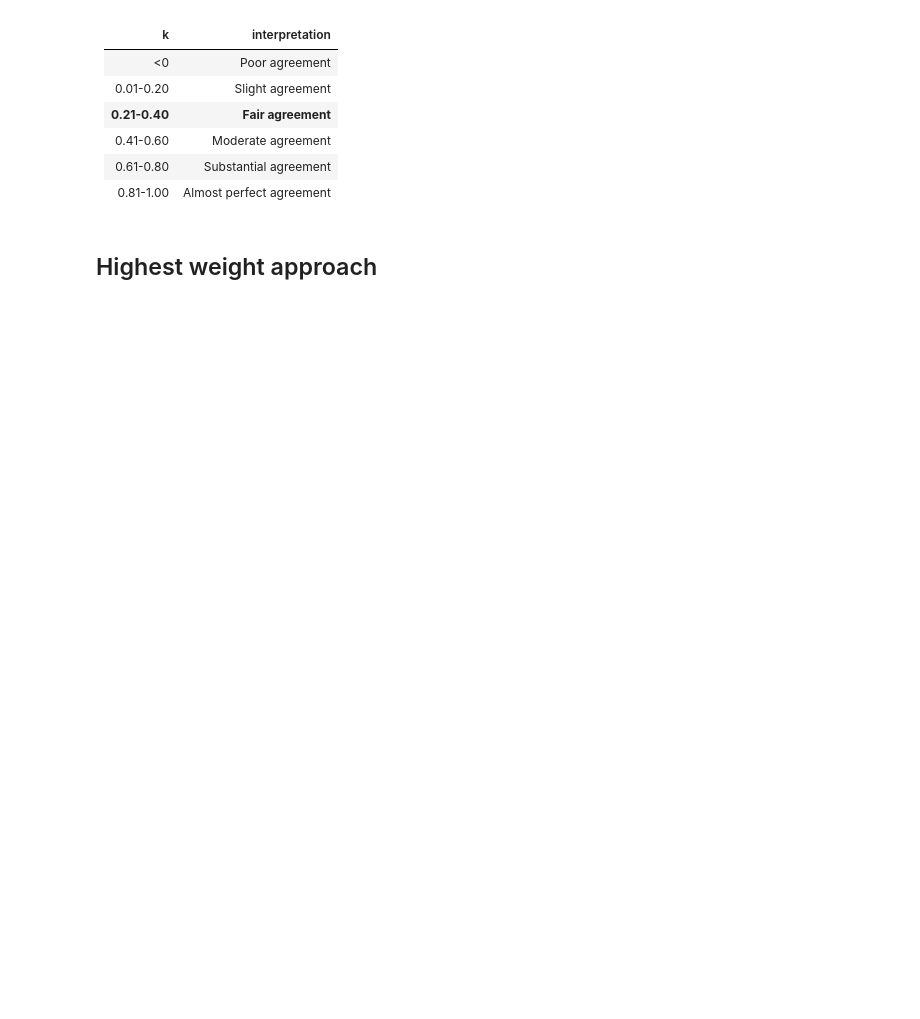
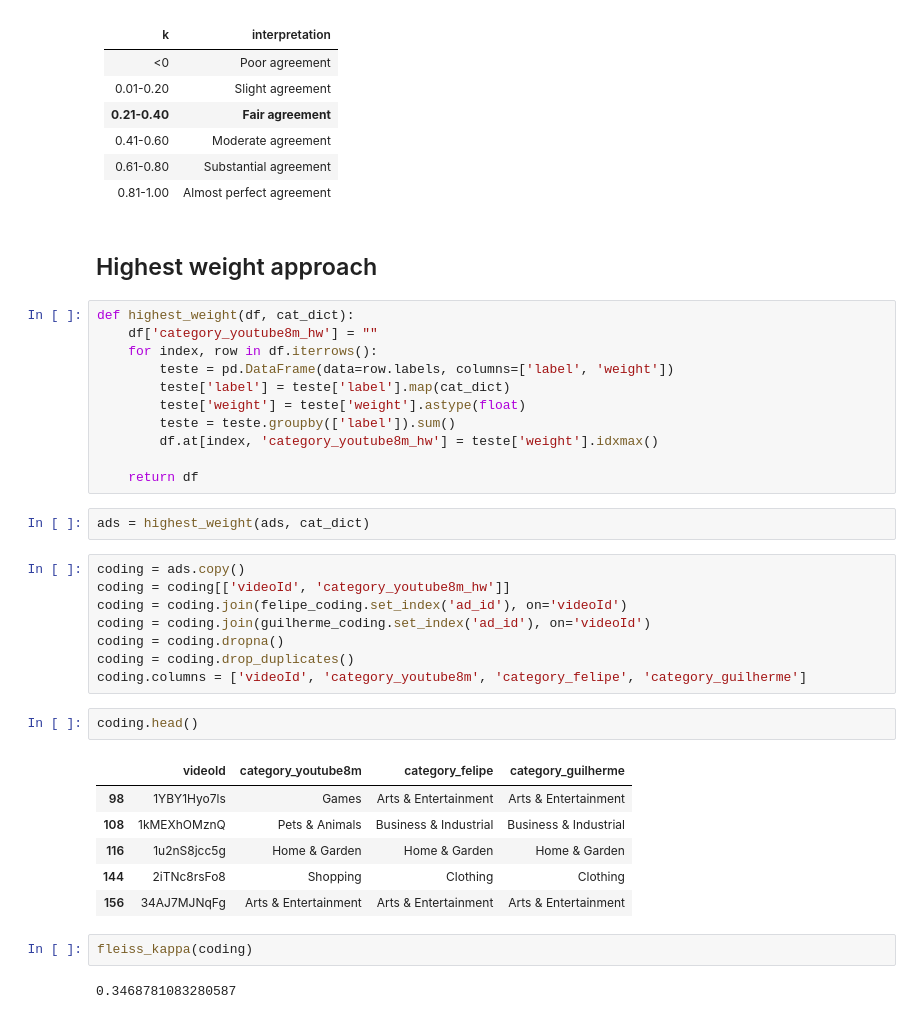
Before and after one commit to FelipeGiori/MSI-II, a Jupyter notebook: notebooks/ads_kappa_fleiss.ipynb, the cells around one changed output. Saved outputs shown, nothing was run; the diff lists cells and outputs as text; blank space fills up the shorter version.

Commit message:
kappa fleiss highest weight sum

```diff
--- a/notebooks/ads_kappa_fleiss.ipynb
+++ b/notebooks/ads_kappa_fleiss.ipynb
@@ -105,3 +141,37 @@ fleiss_kappa(coding)
 |  0.81-1.00  | Almost perfect agreement |
 # %% [markdown]
 ## Highest weight approach
+# %%
+def highest_weight(df, cat_dict):
+    df['category_youtube8m_hw'] = ""
+    for index, row in df.iterrows():
+        teste = pd.DataFrame(data=row.labels, columns=['label', 'weight'])
+        teste['label'] = teste['label'].map(cat_dict)
+        teste['weight'] = teste['weight'].astype(float)
+        teste = teste.groupby(['label']).sum()
+        df.at[index, 'category_youtube8m_hw'] = teste['weight'].idxmax()
+
+    return df
+# %%
+ads = highest_weight(ads, cat_dict)
+# %%
+coding = ads.copy()
+coding = coding[['videoId', 'category_youtube8m_hw']]
+coding = coding.join(felipe_coding.set_index('ad_id'), on='videoId')
+coding = coding.join(guilherme_coding.set_index('ad_id'), on='videoId')
+coding = coding.dropna()
+coding = coding.drop_duplicates()
+coding.columns = ['videoId', 'category_youtube8m', 'category_felipe', 'category_guilherme']
+# %%
+coding.head()
+# %% [output]
+|  | videoId | category_youtube8m | category_felipe | category_guilherme |
+| 98 | 1YBY1Hyo7ls | Games | Arts & Entertainment | Arts & Entertainment |
+| 108 | 1kMEXhOMznQ | Pets & Animals | Business & Industrial | Business & Industrial |
+| 116 | 1u2nS8jcc5g | Home & Garden | Home & Garden | Home & Garden |
+| 144 | 2iTNc8rsFo8 | Shopping | Clothing | Clothing |
+| 156 | 34AJ7MJNqFg | Arts & Entertainment | Arts & Entertainment | Arts & Entertainment |
+# %%
+fleiss_kappa(coding)
+# %% [output]
+0.3468781083280587
```
Also changed, not shown: parts of 10 cells of this notebook.
